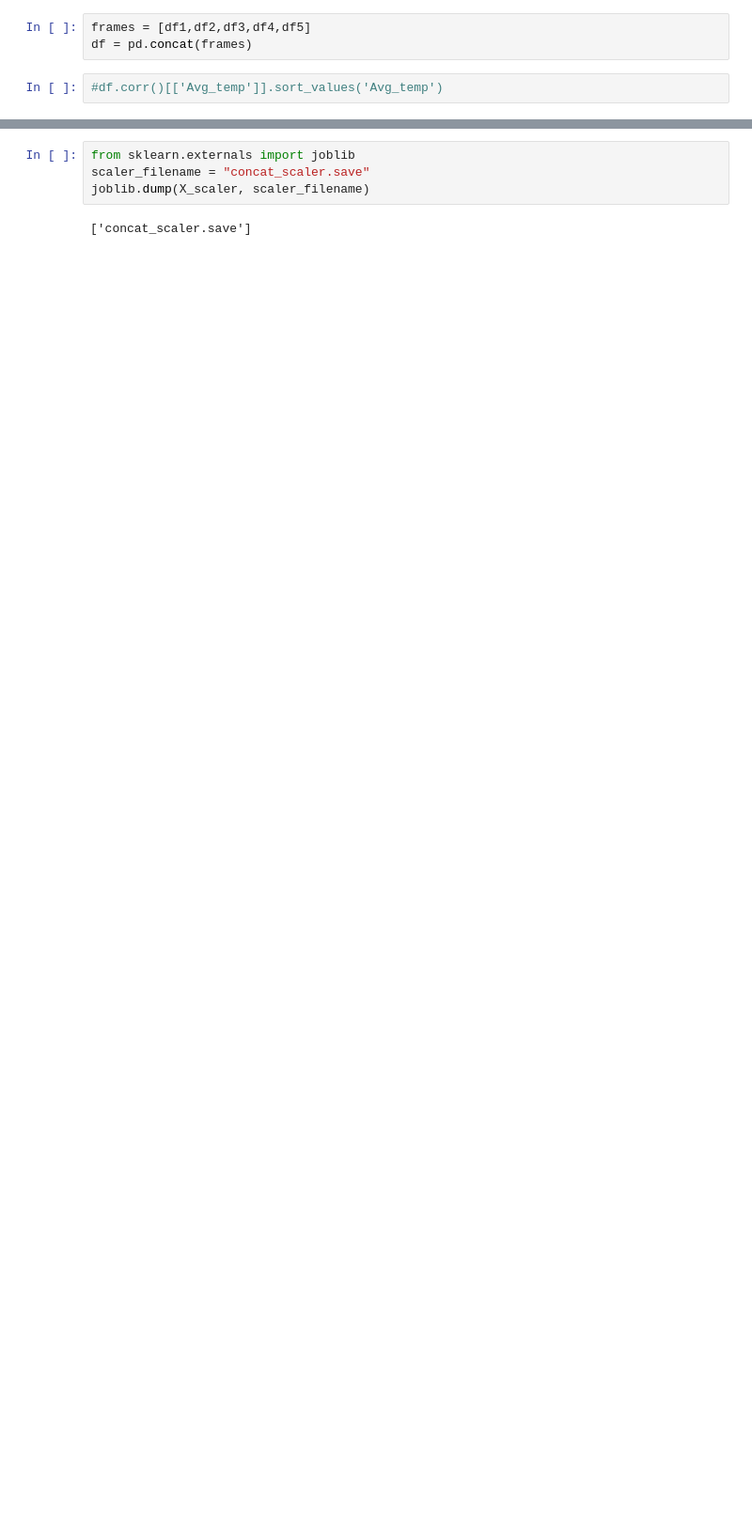
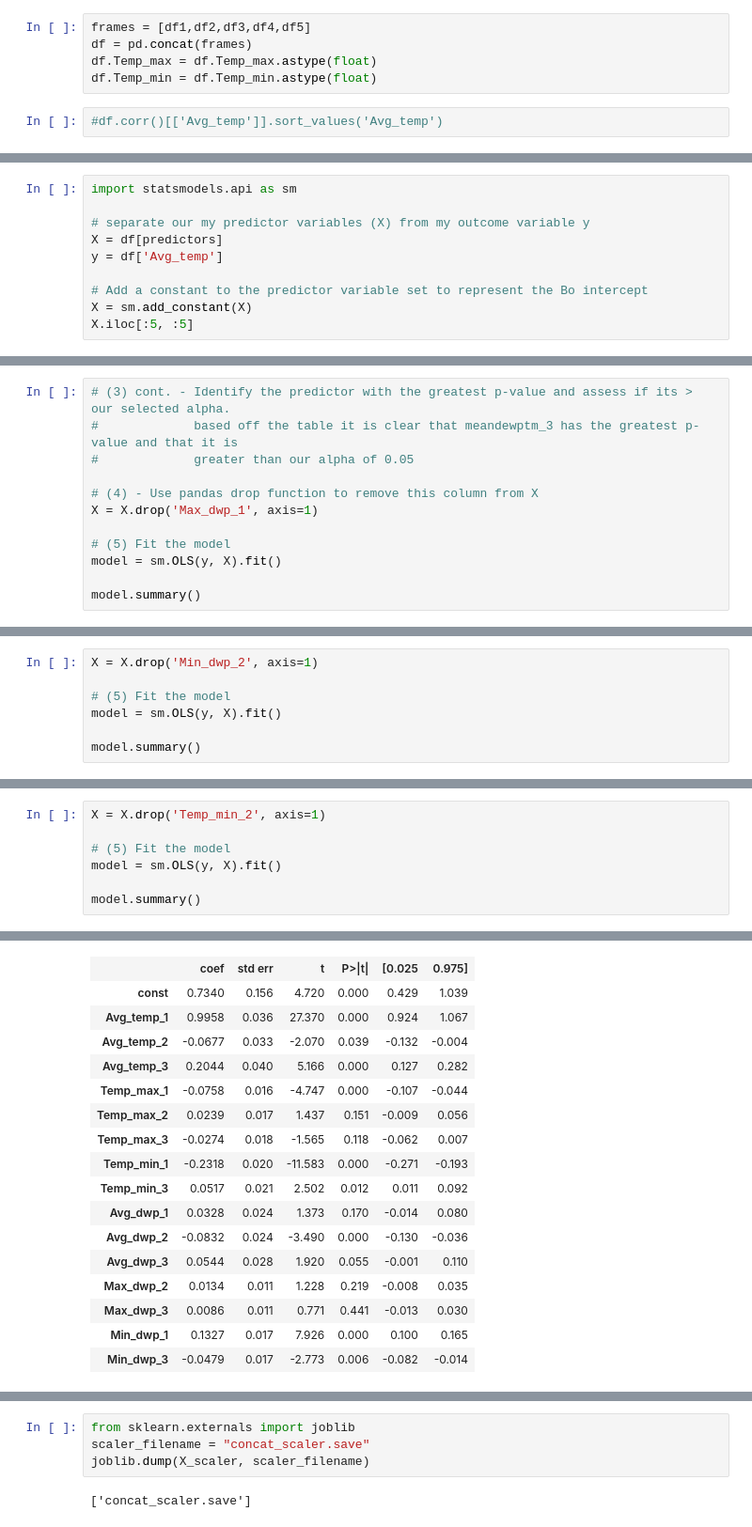
Before and after one commit to cyntiamk/weather_prediction_2, a Jupyter notebook: models_test_feats.ipynb, the cells around one changed output, grey strips where cells are left out. Shown at 94% size. Drawn from its saved outputs; the diff is of its cells as text; blank space fills up the shorter version.

Commit message:
trying to debug model

```diff
--- a/models_test_feats.ipynb
+++ b/models_test_feats.ipynb
@@ -31,5 +31,7 @@ df5 = pd.read_sql(query5, con=connex).set_index('Date')
 # %%
 frames = [df1,df2,df3,df4,df5]
 df = pd.concat(frames)
+df.Temp_max = df.Temp_max.astype(float)
+df.Temp_min = df.Temp_min.astype(float)
 # %%
 #df.corr()[['Avg_temp']].sort_values('Avg_temp')
@@ -74,3 +81,13 @@ for row, col_arr in enumerate(arr):
 plt.show()
 # %% [output]
 [figure]
+# %%
+import statsmodels.api as sm
+
+# separate our my predictor variables (X) from my outcome variable y
+X = df[predictors]
+y = df['Avg_temp']
+
+# Add a constant to the predictor variable set to represent the Bo intercept
+X = sm.add_constant(X)
+X.iloc[:5, :5]
@@ -76,0 +144,12 @@ plt.show()
+# %%
+# (3) cont. - Identify the predictor with the greatest p-value and assess if its > our selected alpha.
+#             based off the table it is clear that meandewptm_3 has the greatest p-value and that it is
+#             greater than our alpha of 0.05
+
+# (4) - Use pandas drop function to remove this column from X
+X = X.drop('Max_dwp_1', axis=1)
+
+# (5) Fit the model
+model = sm.OLS(y, X).fit()
+
+model.summary()
@@ -76,0 +189,7 @@ plt.show()
+# %%
+X = X.drop('Min_dwp_2', axis=1)
+
+# (5) Fit the model
+model = sm.OLS(y, X).fit()
+
+model.summary()
@@ -76,0 +229,8 @@ plt.show()
+# %%
+X = X.drop('Temp_min_2', axis=1)
+
+# (5) Fit the model
+model = sm.OLS(y, X).fit()
+
+model.summary()
+# %% [output]
@@ -76,0 +247,17 @@ plt.show()
+|  | coef | std err | t | P>|t| | [0.025 | 0.975] |
+| const | 0.7340 | 0.156 | 4.720 | 0.000 | 0.429 | 1.039 |
+| Avg_temp_1 | 0.9958 | 0.036 | 27.370 | 0.000 | 0.924 | 1.067 |
+| Avg_temp_2 | -0.0677 | 0.033 | -2.070 | 0.039 | -0.132 | -0.004 |
+| Avg_temp_3 | 0.2044 | 0.040 | 5.166 | 0.000 | 0.127 | 0.282 |
+| Temp_max_1 | -0.0758 | 0.016 | -4.747 | 0.000 | -0.107 | -0.044 |
+| Temp_max_2 | 0.0239 | 0.017 | 1.437 | 0.151 | -0.009 | 0.056 |
+| Temp_max_3 | -0.0274 | 0.018 | -1.565 | 0.118 | -0.062 | 0.007 |
+| Temp_min_1 | -0.2318 | 0.020 | -11.583 | 0.000 | -0.271 | -0.193 |
+| Temp_min_3 | 0.0517 | 0.021 | 2.502 | 0.012 | 0.011 | 0.092 |
+| Avg_dwp_1 | 0.0328 | 0.024 | 1.373 | 0.170 | -0.014 | 0.080 |
+| Avg_dwp_2 | -0.0832 | 0.024 | -3.490 | 0.000 | -0.130 | -0.036 |
+| Avg_dwp_3 | 0.0544 | 0.028 | 1.920 | 0.055 | -0.001 | 0.110 |
+| Max_dwp_2 | 0.0134 | 0.011 | 1.228 | 0.219 | -0.008 | 0.035 |
+| Max_dwp_3 | 0.0086 | 0.011 | 0.771 | 0.441 | -0.013 | 0.030 |
+| Min_dwp_1 | 0.1327 | 0.017 | 7.926 | 0.000 | 0.100 | 0.165 |
+| Min_dwp_3 | -0.0479 | 0.017 | -2.773 | 0.006 | -0.082 | -0.014 |
```
Also changed, not shown: parts of 27 cells of this notebook, 8 other files.
